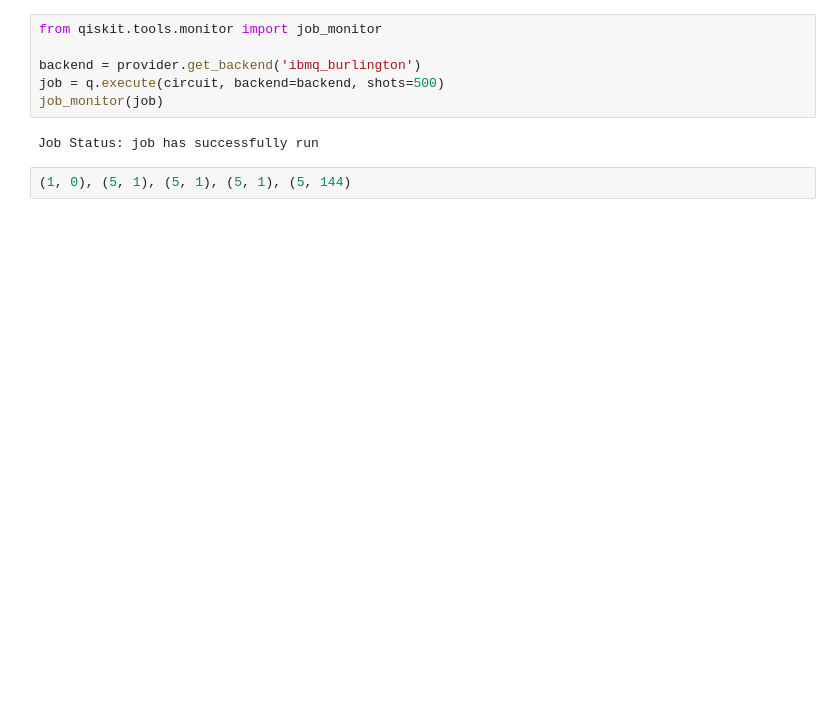
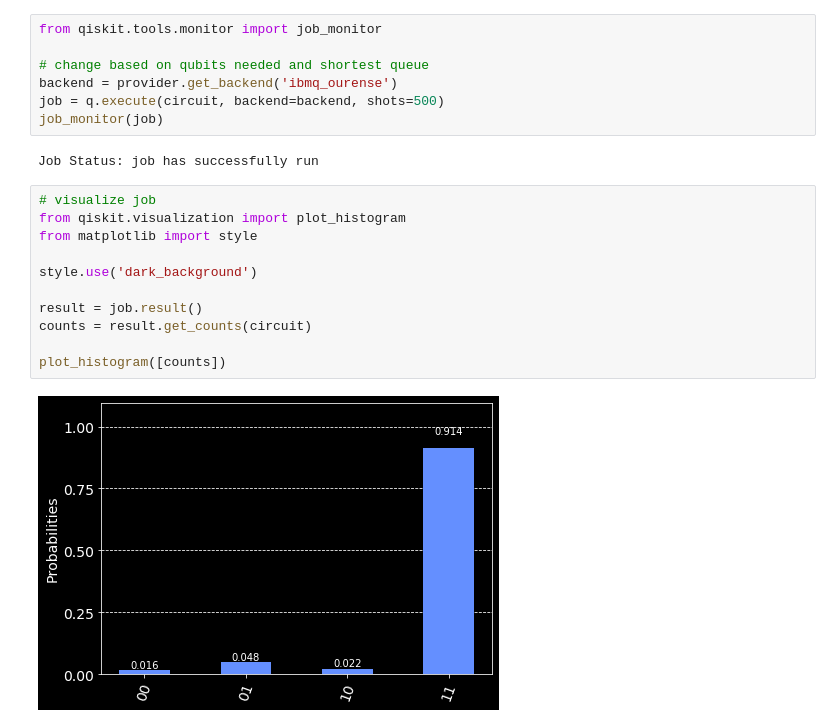
Before and after one commit to azrehman/quantum-tutorials, a Jupyter notebook: qiskit1.ipynb, the cells around one changed output. Drawn from its saved outputs; the diff is of its cells as text; blank space fills up the shorter version.

Commit message:
finished tutorial 1, added another circuit and visualizations for jobs

```diff
--- a/qiskit1.ipynb
+++ b/qiskit1.ipynb
@@ -76,10 +77,22 @@ ibmq_armonk | qubits:1 queue:0
 # %%
 from qiskit.tools.monitor import job_monitor
 
-backend = provider.get_backend('ibmq_burlington')
+# change based on qubits needed and shortest queue
+backend = provider.get_backend('ibmq_ourense')
 job = q.execute(circuit, backend=backend, shots=500)
 job_monitor(job)
 # %% [output]
 Job Status: job has successfully run
-# %%
-(1, 0), (5, 1), (5, 1), (5, 1), (5, 144)
+# %%
+# visualize job
+from qiskit.visualization import plot_histogram
+from matplotlib import style
+
+style.use('dark_background')
+
+result = job.result()
+counts = result.get_counts(circuit)
+
+plot_histogram([counts])
+# %% [output]
+[figure, added]
```
Also changed, not shown: parts of 7 cells of this notebook.
